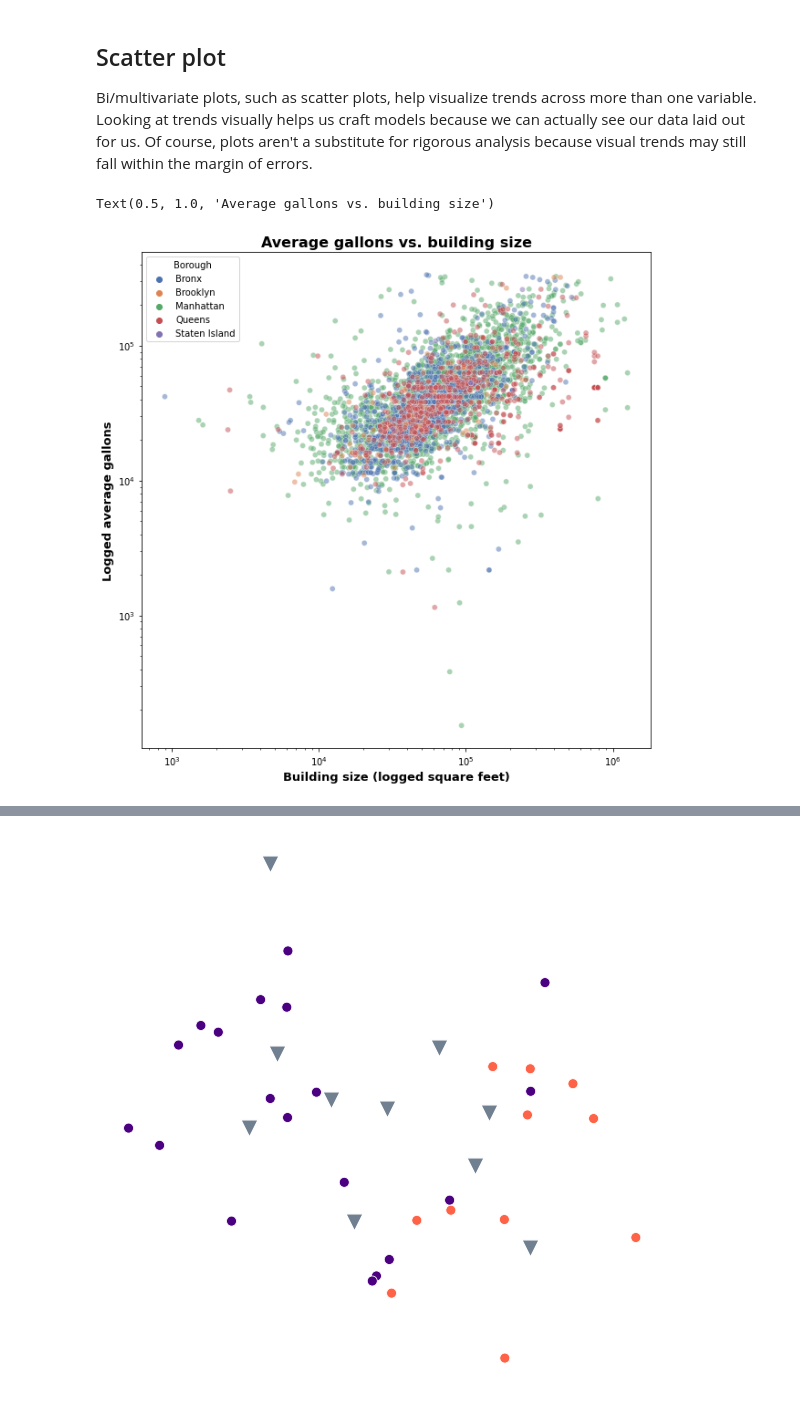
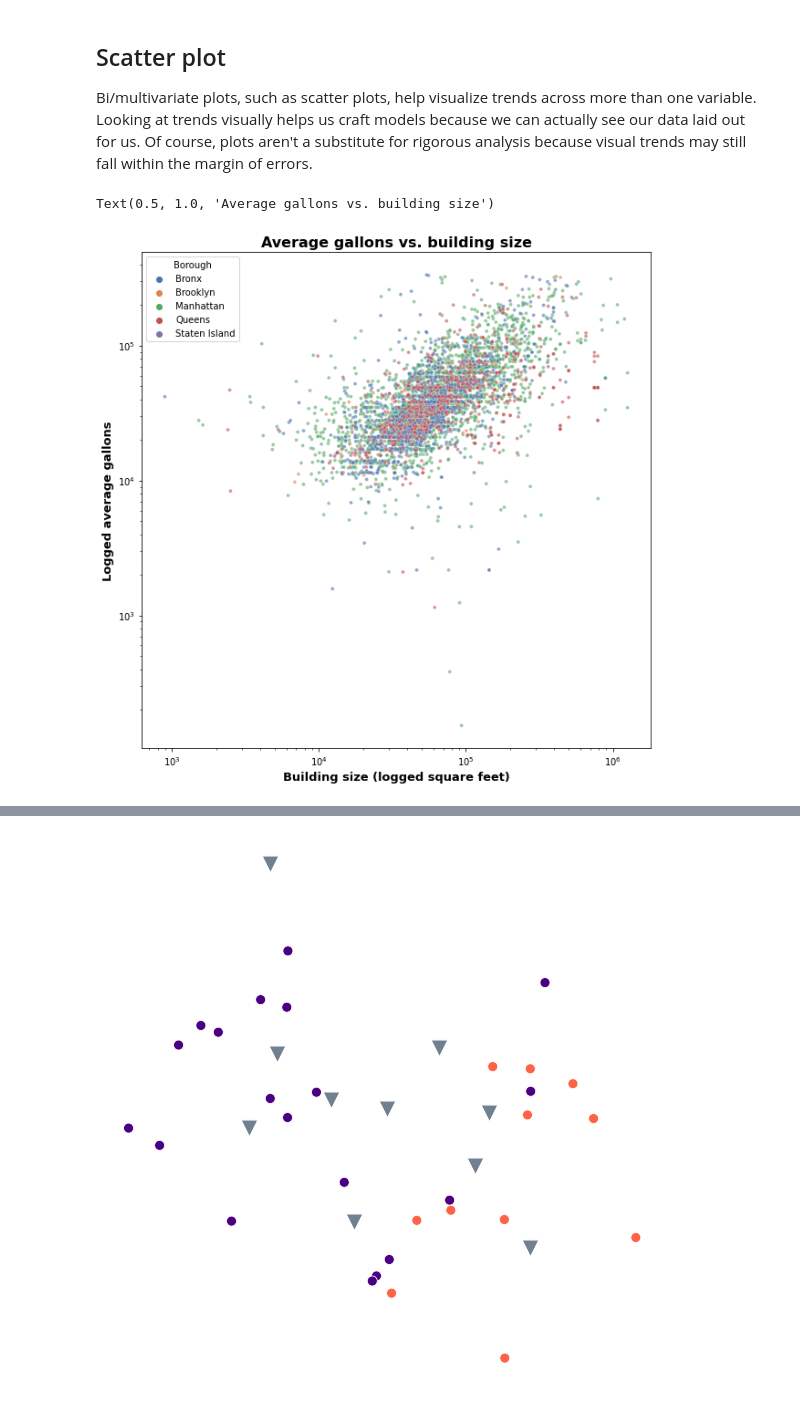
Before and after one commit to habibaaziz/OPEN_DATA_NYC_2021, a Jupyter notebook: MachineLearning.ipynb, the cells around one changed output, grey strips where cells are left out. Cells and saved outputs as stored; diff of their text form; code cells hidden in the pictures.

```diff
--- a/MachineLearning.ipynb
+++ b/MachineLearning.ipynb
@@ -127,6 +138,13 @@ clean_heat.rename(columns={"total_gallons_(high)": "total_gallons_high",
                            "est._retirement_year": "est_retire_yr"},
                   errors="raise",
                   inplace=True)
+
+clean_heat.drop(columns=["borough,_block,_lot_#", "bin", "bbl",
+                         "owner_telephone", "dep_boiler_application_#",
+                         "postcode", "community_board", "latitude",
+                         "longitude", "council_district", "condo",
+                         "coop", "owner_address", "owner"],
+                inplace=True)
 # %% [markdown]
 The first two steps involve something of a preference. Each column were initially in ALL CAPS with spaces separating words. Working with lowercased column names is often much easier (think Unix programs or function names), so we change the case and also remove all spaces.
 # %%
@@ -209,7 +232,15 @@ cats = ["borough", "primary_fuel", "utility",
 
 # Convert the types of each categorical
 for cat in cats:
-    clean_heat[cat] = clean_heat[cat].astype("category")
+    # I decided to drop a few columns we won't use, but I
+    # don't want to remove them from the cats list in case
+    # I add them back later.
+    # Of course, we shouldn't normally catch and suppress
+    # this exception, but we're in a controlled environment.
+    try:
+        clean_heat[cat] = clean_heat[cat].astype("category")
+    except:
+        pass
 
 # Convert year columns to i64s.
 for year_i64 in zero_nans_cats:
@@ -350,34 +381,35 @@ Bi/multivariate plots, such as scatter plots, help visualize trends across more
 # %%
 fig_sqft_gal, ax_sqft_gal = plt.subplots(figsize=(10, 10))
 
 # Making this plot look good is...difficult.
 # Maybe play with facets later.
 sns.scatterplot(x="bldg_sqft",
                 y="avg_gallons",
                 hue="borough",
                 palette="deep",
-                alpha=0.5,
+                alpha=0.6,
                 data=clean_heat,
-                ax=ax_sqft_gal)
+                ax=ax_sqft_gal,
+                s=15)
 
 # Log scale really helps due to the units
 ax_sqft_gal.set_xscale("log")
 ax_sqft_gal.set_yscale("log")
 
 # Labels
 ax_sqft_gal.get_legend().set_title("Borough")
 ax_sqft_gal.set_xlabel("Building size (logged square feet)",
                        fontweight="bold",
                        fontsize=13)
 ax_sqft_gal.set_ylabel("Logged average gallons",
                        fontweight="bold",
                        fontsize=13)
 ax_sqft_gal.set_title("Average gallons vs. building size",
                       fontweight="bold",
                       fontsize=16)
 # %% [output]
 Text(0.5, 1.0, 'Average gallons vs. building size')
-[figure, old version]
+[figure, new version]
 # %% [markdown]
 ![Supervised learning](https://www.simplilearn.com/ice9/free_resources_article_thumb/super.jpg)<a id=supervised></a>
 
```
Also changed, not shown: parts of 4 cells of this notebook.
